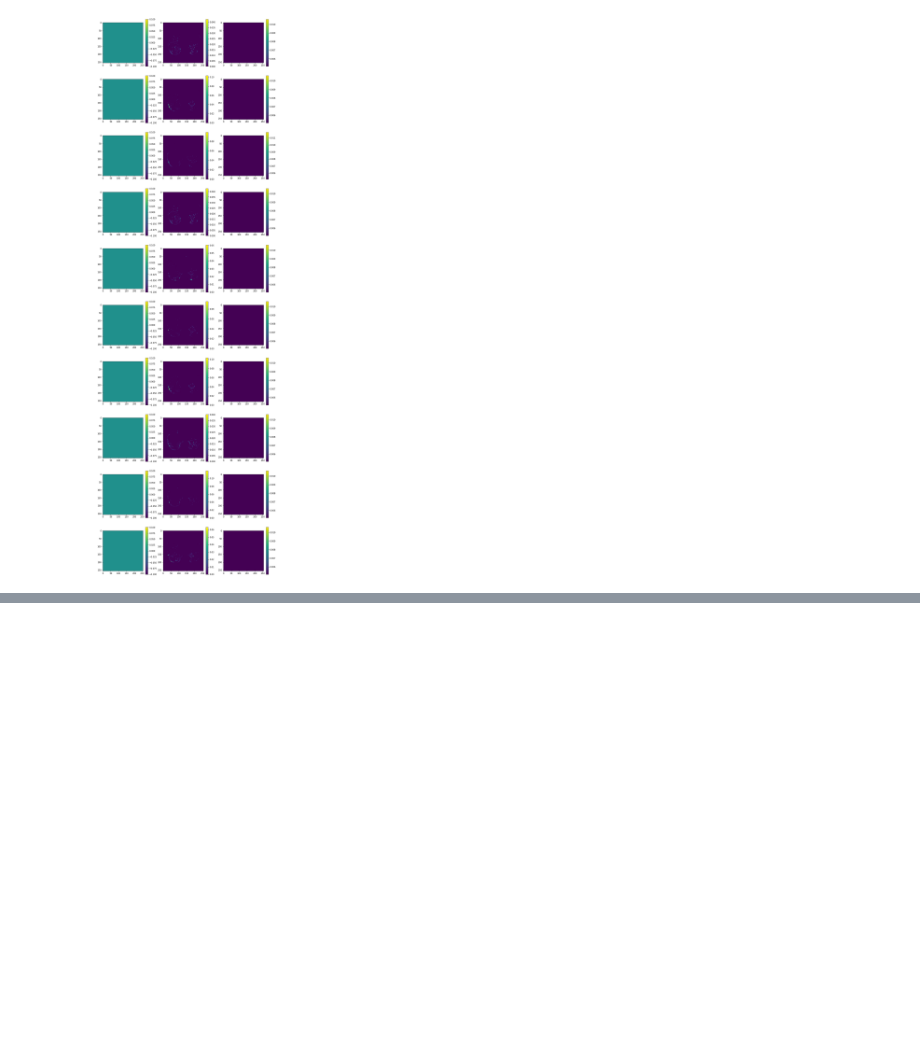
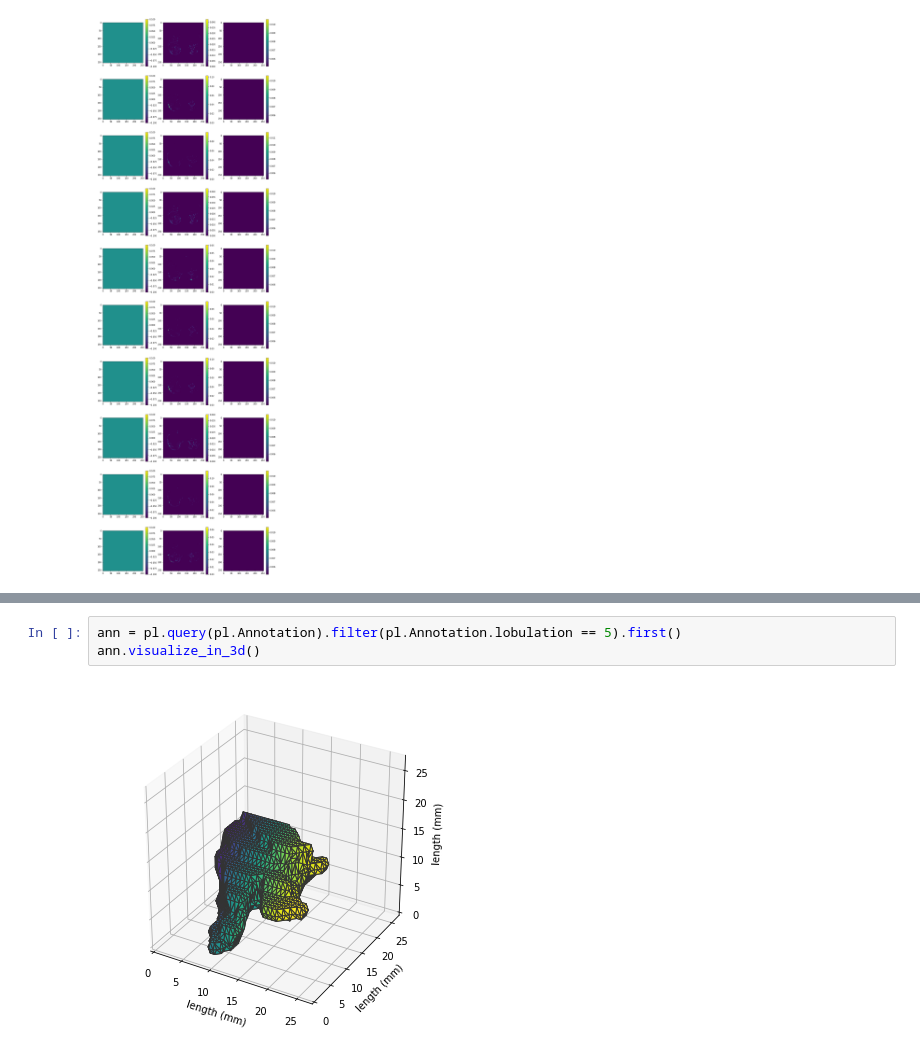
Before and after one commit to luranhe/cs109b-projectofchampions, a Jupyter notebook: amanda-visualizations.ipynb, the cells around one changed output, grey strips where cells are left out. Saved outputs shown, nothing was run; the diff lists cells and outputs as text; blank space fills up the shorter version.

```diff
--- a/amanda-visualizations.ipynb
+++ b/amanda-visualizations.ipynb
@@ -70,0 +96,5 @@ y.shape
+# %%
+ann = pl.query(pl.Annotation).filter(pl.Annotation.lobulation == 5).first()
+ann.visualize_in_3d()
+# %% [output]
+[figure, added]
```
Also changed, not shown: parts of 7 cells of this notebook.
